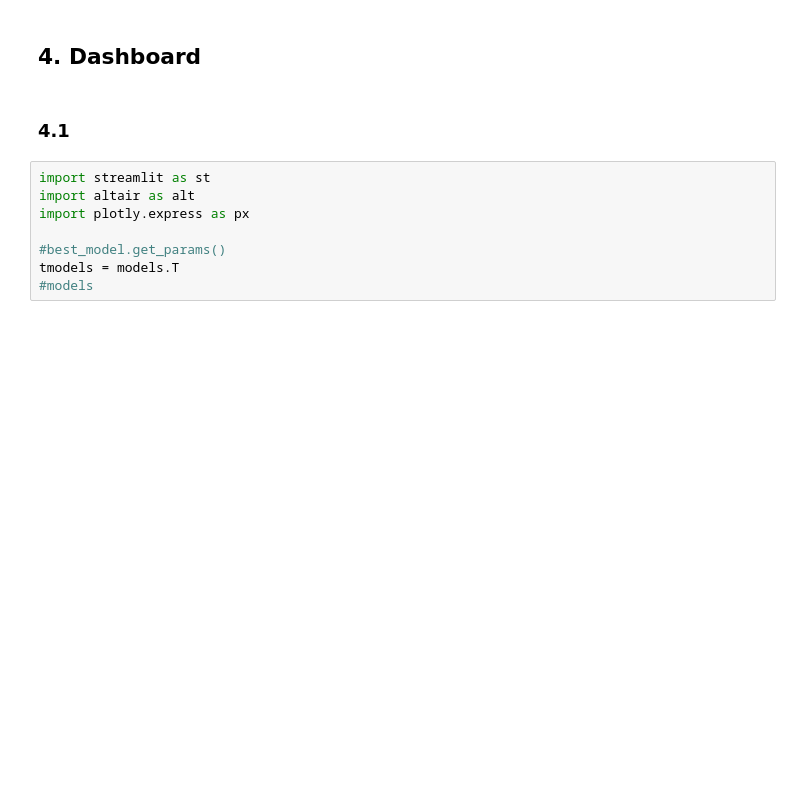
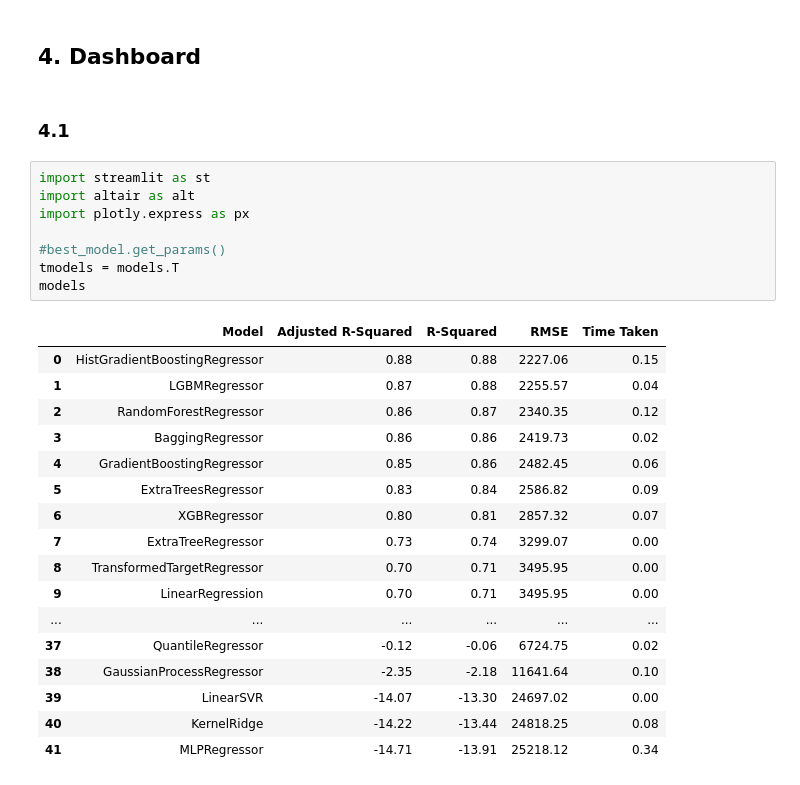
Before and after one commit to csouthall1student/gsuml, a Jupyter notebook: ml_final_project_dashboard.ipynb, the cells around one changed output. Cells and saved outputs as stored; diff of their text form; blank space fills up the shorter version.

```diff
--- a/ml_final_project_dashboard.ipynb
+++ b/ml_final_project_dashboard.ipynb
@@ -104,11 +104,29 @@ This SHAP summary plot explains the impact of each feature on insurance premium
 # %%
 import streamlit as st
 import altair as alt
 import plotly.express as px
 
 #best_model.get_params()
 tmodels = models.T
-#models
+models
+# %% [output]
+|  | Model | Adjusted R-Squared | R-Squared | RMSE | Time Taken |
+| 0 | HistGradientBoostingRegressor | 0.88 | 0.88 | 2227.06 | 0.15 |
+| 1 | LGBMRegressor | 0.87 | 0.88 | 2255.57 | 0.04 |
+| 2 | RandomForestRegressor | 0.86 | 0.87 | 2340.35 | 0.12 |
+| 3 | BaggingRegressor | 0.86 | 0.86 | 2419.73 | 0.02 |
+| 4 | GradientBoostingRegressor | 0.85 | 0.86 | 2482.45 | 0.06 |
+| 5 | ExtraTreesRegressor | 0.83 | 0.84 | 2586.82 | 0.09 |
+| 6 | XGBRegressor | 0.80 | 0.81 | 2857.32 | 0.07 |
+| 7 | ExtraTreeRegressor | 0.73 | 0.74 | 3299.07 | 0.00 |
+| 8 | TransformedTargetRegressor | 0.70 | 0.71 | 3495.95 | 0.00 |
+| 9 | LinearRegression | 0.70 | 0.71 | 3495.95 | 0.00 |
+| ... | ... | ... | ... | ... | ... |
+| 37 | QuantileRegressor | -0.12 | -0.06 | 6724.75 | 0.02 |
+| 38 | GaussianProcessRegressor | -2.35 | -2.18 | 11641.64 | 0.10 |
+| 39 | LinearSVR | -14.07 | -13.30 | 24697.02 | 0.00 |
+| 40 | KernelRidge | -14.22 | -13.44 | 24818.25 | 0.08 |
+| 41 | MLPRegressor | -14.71 | -13.91 | 25218.12 | 0.34 |
 # %%
 def make_heatmap(input_df, input_y, input_x, input_color, input_color_theme):
     heatmap = alt.Chart(input_df).mark_rect().encode(
```
Also changed, not shown: parts of 3 cells of this notebook, 2 other files.
